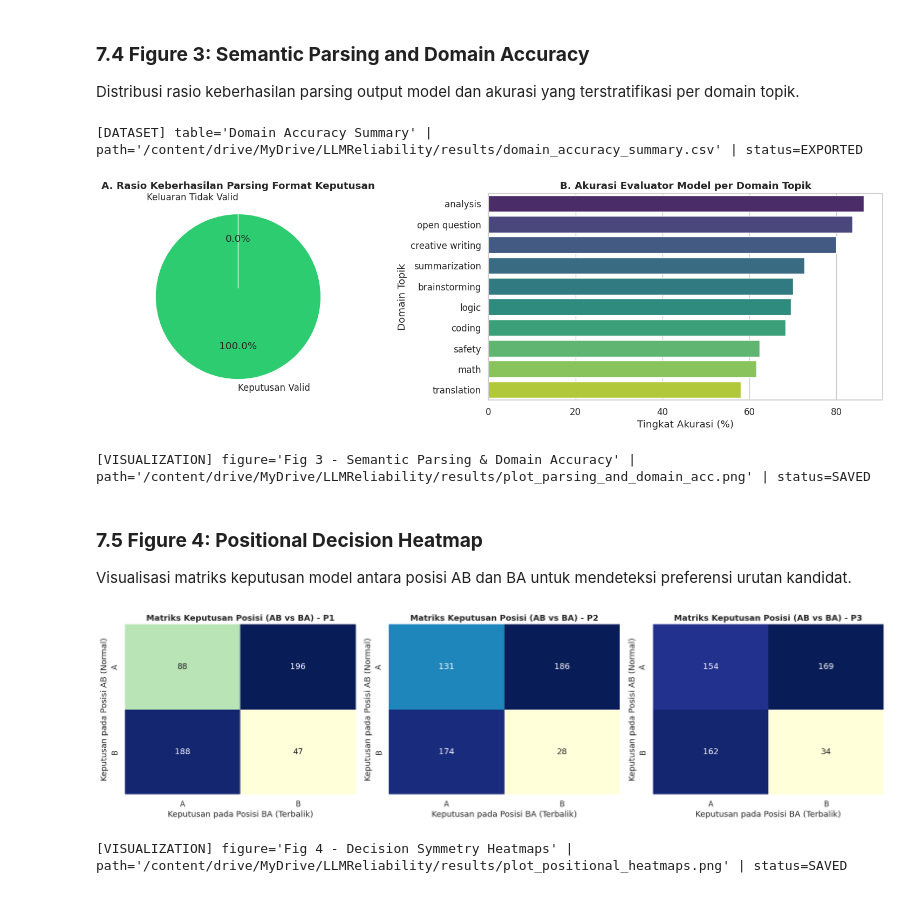
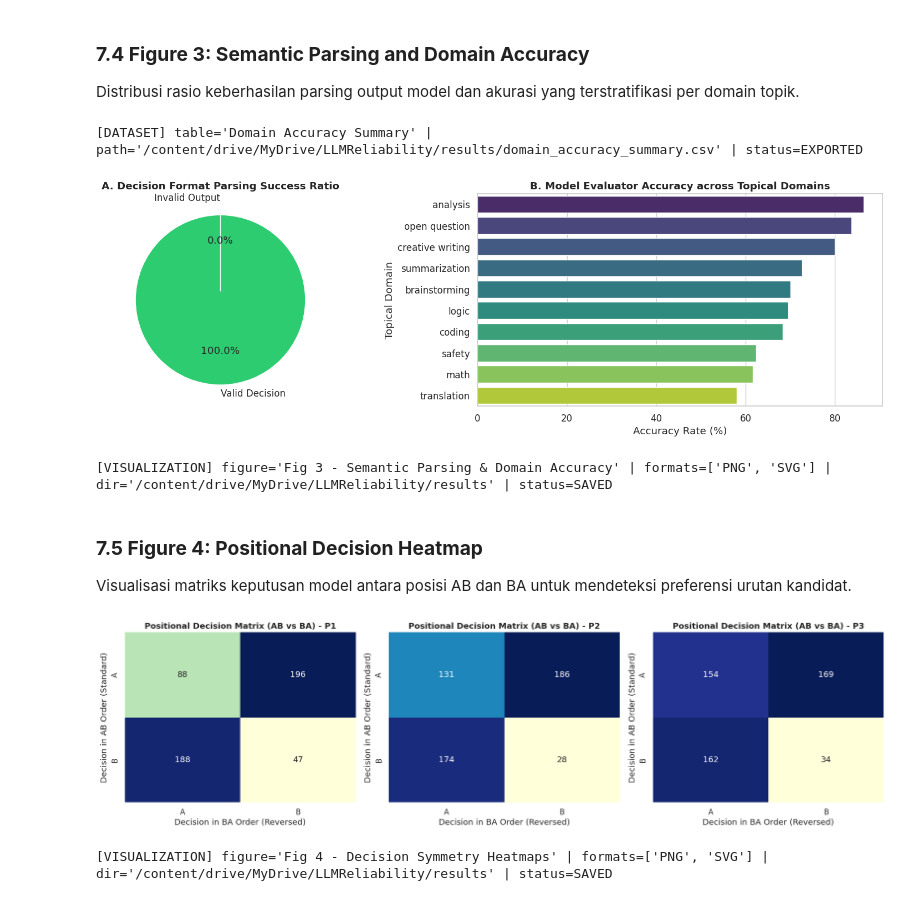
Before and after one commit to RozhakDev/LLMReliability, a Jupyter notebook: AI/08_End_to_End_Evaluation_Pipeline.ipynb, the cells around one changed output. Saved outputs shown, nothing was run; the diff lists cells and outputs as text; code cells hidden in the pictures.

```diff
--- a/AI/08_End_to_End_Evaluation_Pipeline.ipynb
+++ b/AI/08_End_to_End_Evaluation_Pipeline.ipynb
@@ -960,32 +941,33 @@ Distribusi rasio keberhasilan parsing output model dan akurasi yang terstratifik
 # %%
 fig3, axes3 = plt.subplots(1, 2, figsize=(16, 5))
 
-status_labels = ['Keputusan Valid', 'Keluaran Tidak Valid']
+status_labels = ['Valid Decision', 'Invalid Output']
 status_vals = [len(df_valid), invalid_count]
 axes3[0].pie(status_vals, labels=status_labels, autopct='%1.1f%%', colors=['#2ecc71', '#e74c3c'], startangle=90, explode=(0, 0.1))
-axes3[0].set_title('A. Rasio Keberhasilan Parsing Format Keputusan', fontweight='bold')
+axes3[0].set_title('A. Decision Format Parsing Success Ratio', fontweight='bold')
 
 df_valid['is_correct'] = (df_valid['logical_decision'] == df_valid['logical_human']).astype(int) * 100
 domain_acc = df_valid.groupby('domain')['is_correct'].mean().reset_index().sort_values('is_correct', ascending=False)
 domain_csv: str = os.path.join(RESULTS_DIR, 'domain_accuracy_summary.csv')
 domain_acc.to_csv(domain_csv, index=False)
 print(f"[DATASET] table='Domain Accuracy Summary' | path='{domain_csv}' | status=EXPORTED")
 
 sns.barplot(data=domain_acc, y='domain', x='is_correct', hue='domain', legend=False, ax=axes3[1], palette='viridis')
-axes3[1].set_title('B. Akurasi Evaluator Model per Domain Topik', fontweight='bold')
-axes3[1].set_xlabel('Tingkat Akurasi (%)')
-axes3[1].set_ylabel('Domain Topik')
+axes3[1].set_title('B. Model Evaluator Accuracy across Topical Domains', fontweight='bold')
+axes3[1].set_xlabel('Accuracy Rate (%)')
+axes3[1].set_ylabel('Topical Domain')
 
 plt.tight_layout()
-fig3_path = os.path.join(RESULTS_DIR, 'plot_parsing_and_domain_acc.png')
-plt.savefig(fig3_path, dpi=300)
+fig3_base = os.path.join(RESULTS_DIR, 'plot_parsing_and_domain_acc')
+plt.savefig(f"{fig3_base}.png", dpi=300, bbox_inches='tight')
+plt.savefig(f"{fig3_base}.svg", format='svg', bbox_inches='tight')
 plt.show()
 
-print(f"[VISUALIZATION] figure='Fig 3 - Semantic Parsing & Domain Accuracy' | path='{fig3_path}' | status=SAVED")
+print(f"[VISUALIZATION] figure='Fig 3 - Semantic Parsing & Domain Accuracy' | formats=['PNG', 'SVG'] | dir='{RESULTS_DIR}' | status=SAVED")
 # %% [output]
 [DATASET] table='Domain Accuracy Summary' | path='/content/drive/MyDrive/LLMReliability/results/domain_accuracy_summary.csv' | status=EXPORTED
-[figure, old version]
+[figure, new version]
-[VISUALIZATION] figure='Fig 3 - Semantic Parsing & Domain Accuracy' | path='/content/drive/MyDrive/LLMReliability/results/plot_parsing_and_domain_acc.png' | status=SAVED
+[VISUALIZATION] figure='Fig 3 - Semantic Parsing & Domain Accuracy' | formats=['PNG', 'SVG'] | dir='/content/drive/MyDrive/LLMReliability/results' | status=SAVED
 # %% [markdown]
 ### **7.5 Figure 4: Positional Decision Heatmap**
 
@@ -1001,16 +983,17 @@ for idx, p_id in enumerate(prompts):
     if not paired.empty:
         crosstab = pd.crosstab(paired['parsed_decision_ab'], paired['parsed_decision_ba'])
         sns.heatmap(crosstab, annot=True, fmt='d', cmap='YlGnBu', ax=axes4[idx], cbar=False)
-        axes4[idx].set_title(f'Matriks Keputusan Posisi (AB vs BA) - {p_id}', fontweight='bold')
-        axes4[idx].set_xlabel('Keputusan pada Posisi BA (Terbalik)')
-        axes4[idx].set_ylabel('Keputusan pada Posisi AB (Normal)')
+        axes4[idx].set_title(f'Positional Decision Matrix (AB vs BA) - {p_id}', fontweight='bold')
+        axes4[idx].set_xlabel('Decision in BA Order (Reversed)')
+        axes4[idx].set_ylabel('Decision in AB Order (Standard)')
 
 plt.tight_layout()
-fig4_path = os.path.join(RESULTS_DIR, 'plot_positional_heatmaps.png')
-plt.savefig(fig4_path, dpi=300)
+fig4_base = os.path.join(RESULTS_DIR, 'plot_positional_heatmaps')
+plt.savefig(f"{fig4_base}.png", dpi=300, bbox_inches='tight')
+plt.savefig(f"{fig4_base}.svg", format='svg', bbox_inches='tight')
 plt.show()
 
-print(f"[VISUALIZATION] figure='Fig 4 - Decision Symmetry Heatmaps' | path='{fig4_path}' | status=SAVED")
+print(f"[VISUALIZATION] figure='Fig 4 - Decision Symmetry Heatmaps' | formats=['PNG', 'SVG'] | dir='{RESULTS_DIR}' | status=SAVED")
 # %% [output]
-[figure, old version]
+[figure, new version]
-[VISUALIZATION] figure='Fig 4 - Decision Symmetry Heatmaps' | path='/content/drive/MyDrive/LLMReliability/results/plot_positional_heatmaps.png' | status=SAVED
+[VISUALIZATION] figure='Fig 4 - Decision Symmetry Heatmaps' | formats=['PNG', 'SVG'] | dir='/content/drive/MyDrive/LLMReliability/results' | status=SAVED
```
Also changed, not shown: parts of 14 cells of this notebook, 8 other files.
